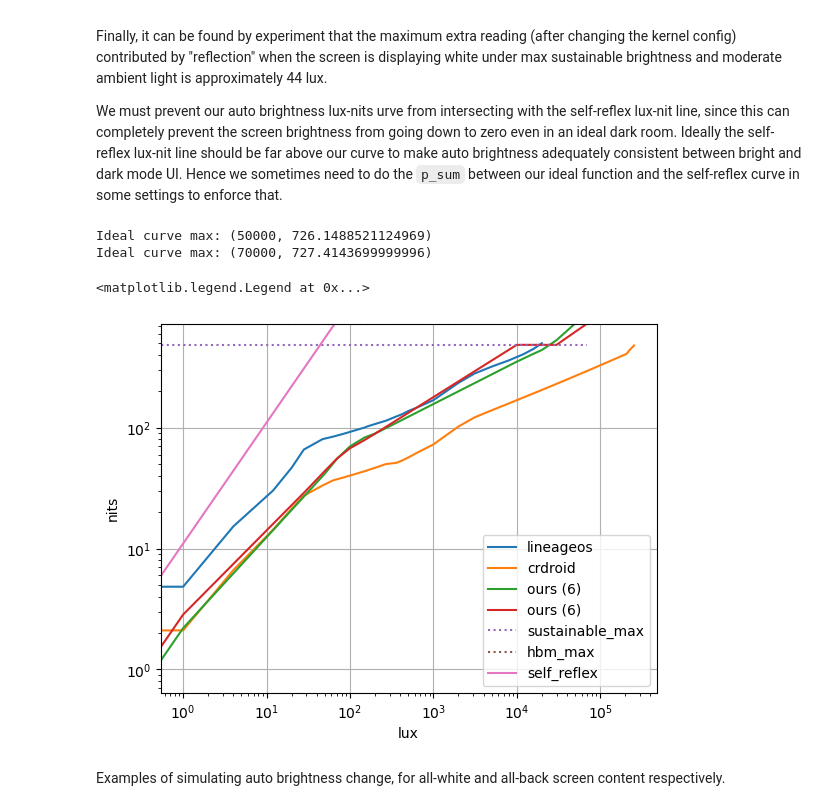
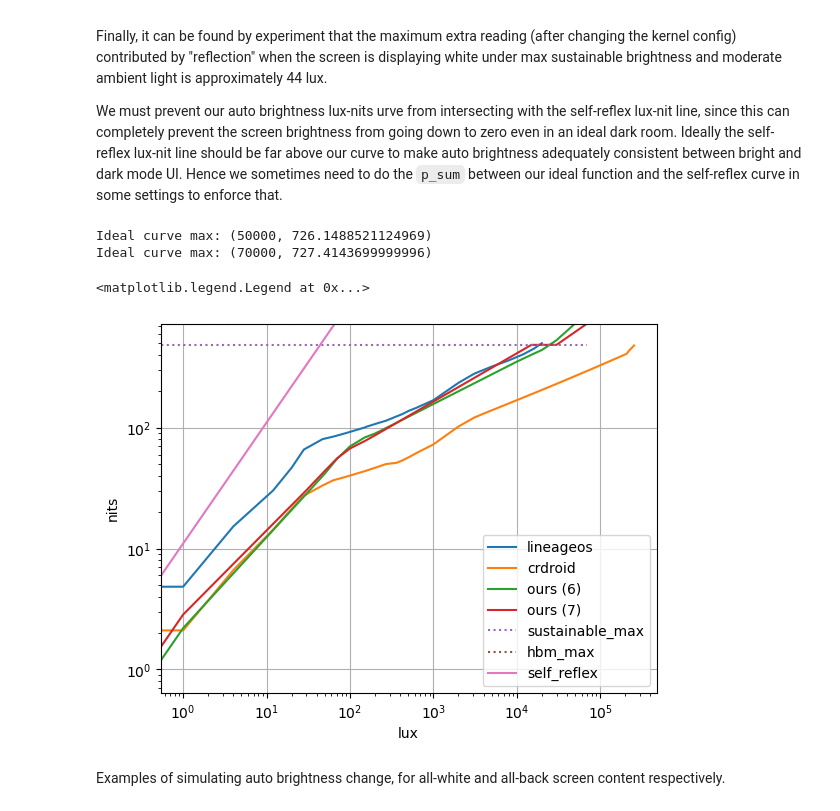
Before and after one commit to yezhiyi9670-aosp-forks/shared-android_device_oneplus_lemonades, a Jupyter notebook: docs/brightness_remap_calculations/calc.ipynb, the cells around one changed output. Cells and saved outputs as stored; diff of their text form; code cells hidden in the pictures.

Commit message:
lemonades: Slightly decrease auto brightness at high ambient light

```diff
--- a/docs/brightness_remap_calculations/calc.ipynb
+++ b/docs/brightness_remap_calculations/calc.ipynb
@@ -412,37 +412,37 @@ auto_luxs, auto_nits = make_auto_brightness_map(lambda v:
     log_piecewise_linear(
         v,
         0.1,
         (1, key_nits[I_STOCK_MIN]),
         (80, 60),
-        (10000, key_nits[I_SUSTAINABLE_MAX] * .9999),
-    ) if v <= 10000 else
+        (15000, key_nits[I_SUSTAINABLE_MAX] * .9999),
+    ) if v <= 15000 else
     key_nits[I_SUSTAINABLE_MAX] * .9999 if v < 30000 else
     log_piecewise_linear(
         v,
         0.1,
         (30000, key_nits[I_SUSTAINABLE_MAX]),
         (70000, key_nits[I_HBM_MAX]),
     )
 )
-plt.plot(auto_luxs, auto_nits, label='ours (6)')
+plt.plot(auto_luxs, auto_nits, label='ours (7)')
 print(f'Ideal curve max: ({max(*auto_luxs)}, {max(*auto_nits)})')
 
 plt.plot(auto_luxs, [ key_nits[I_SUSTAINABLE_MAX] for v in auto_luxs ], label='sustainable_max', linestyle='dotted')
 plt.plot(auto_luxs, [ key_nits[I_HBM_MAX] for v in auto_luxs ], label='hbm_max', linestyle='dotted')
 plt.xscale('log')
 plt.yscale('log')
 plt.xlabel('lux')
 plt.ylabel('nits')
 plt.ylim(0, key_nits[I_HBM_MAX])
 
 plt.plot(*make_auto_brightness_map(self_reflex_lux_to_nit), label='self_reflex')
 plt.grid()
 plt.legend()
 # %% [output]
 Ideal curve max: (50000, 726.1488521124969)
 Ideal curve max: (70000, 727.4143699999996)
 <matplotlib.legend.Legend at 0x...>
-[figure, old version]
+[figure, new version]
 # %% [markdown]
 Examples of simulating auto brightness change, for all-white and all-back screen content respectively.
 # %%
```
Also changed, not shown: parts of 3 cells of this notebook, 2 other files.
